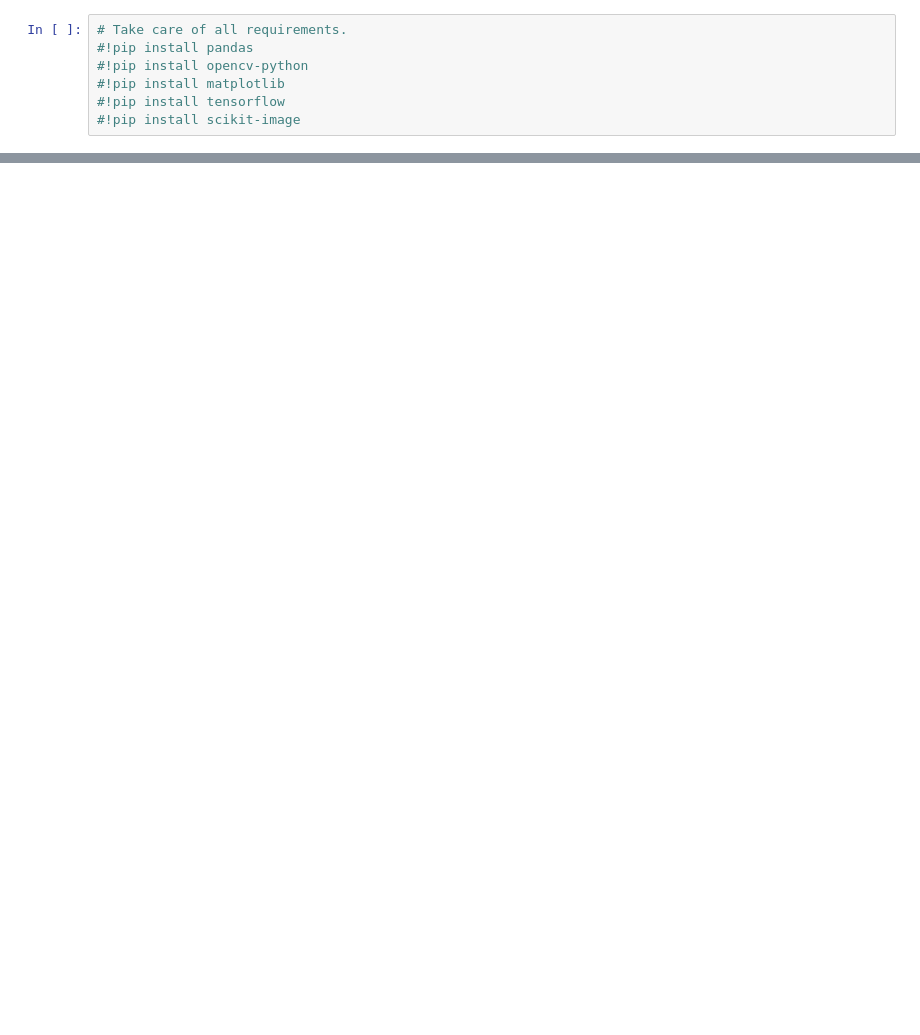
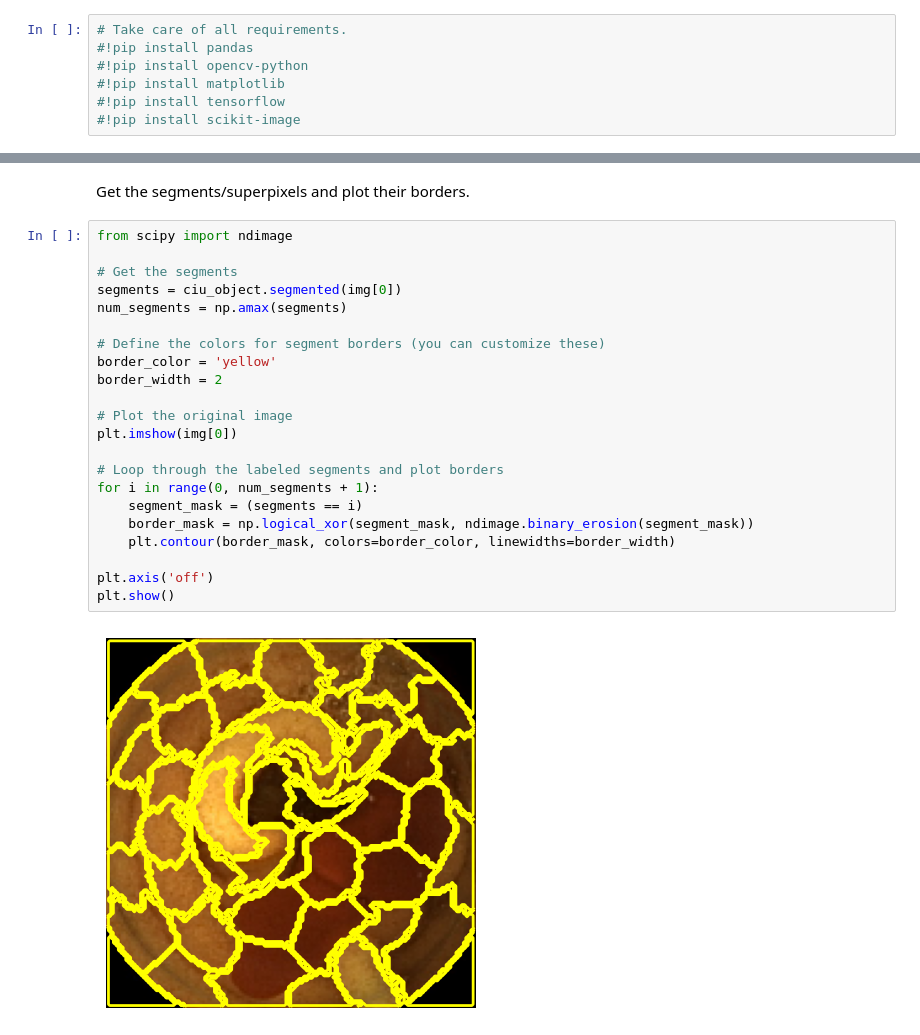
Before and after one commit to KaryFramling/py_ciu_image, a Jupyter notebook: README_notebook.ipynb, the cells around one changed output, grey strips where cells are left out. Saved outputs shown, nothing was run; the diff lists cells and outputs as text; blank space fills up the shorter version.

```diff
--- a/README_notebook.ipynb
+++ b/README_notebook.ipynb
@@ -31,0 +50,26 @@ Done in 0.6788 seconds
+# %% [markdown]
+Get the segments/superpixels and plot their borders.
+# %%
+from scipy import ndimage
+
+# Get the segments
+segments = ciu_object.segmented(img[0])
+num_segments = np.amax(segments)
+
+# Define the colors for segment borders (you can customize these)
+border_color = 'yellow'
+border_width = 2
+
+# Plot the original image
+plt.imshow(img[0])
+
+# Loop through the labeled segments and plot borders
+for i in range(0, num_segments + 1):
+    segment_mask = (segments == i)
+    border_mask = np.logical_xor(segment_mask, ndimage.binary_erosion(segment_mask))
+    plt.contour(border_mask, colors=border_color, linewidths=border_width)
+
+plt.axis('off')
+plt.show()
+# %% [output]
+[figure, added]
```
Also changed, not shown: parts of 5 cells of this notebook, 1 other file.
